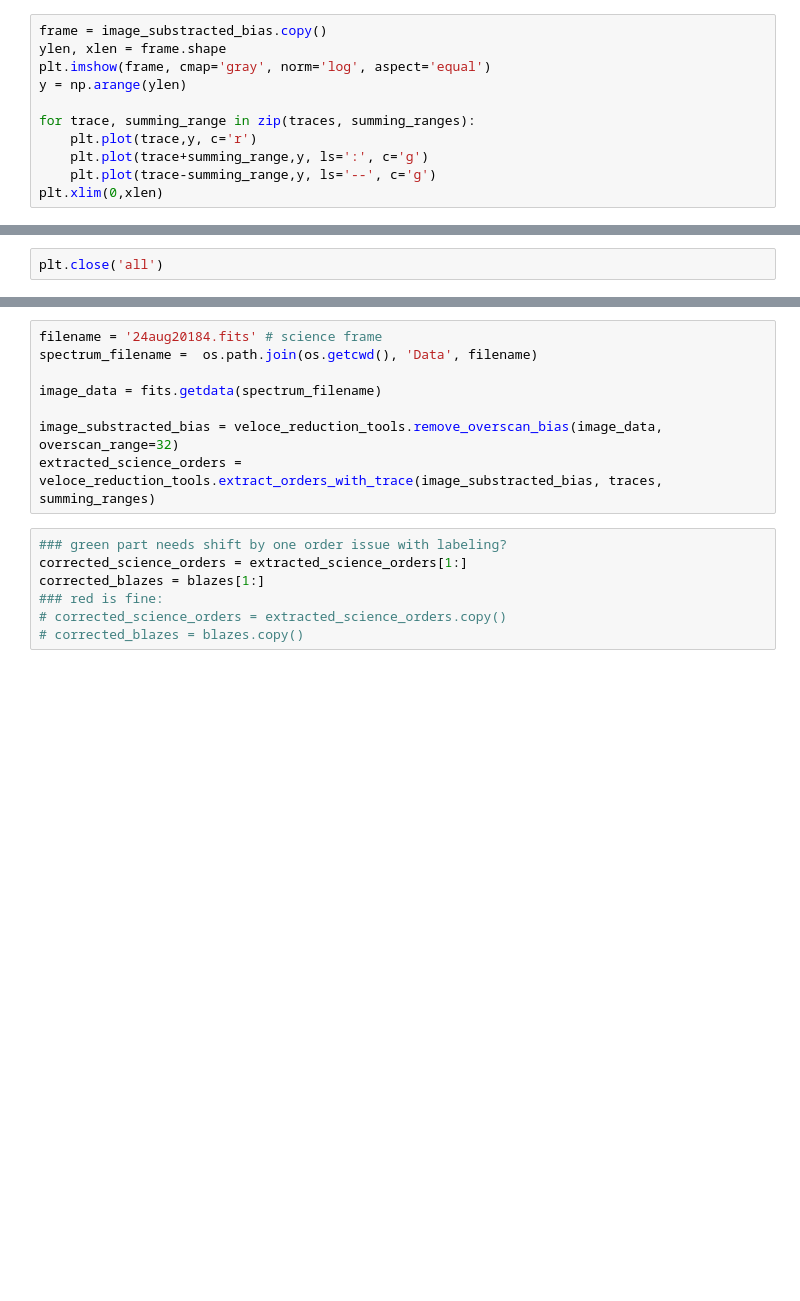
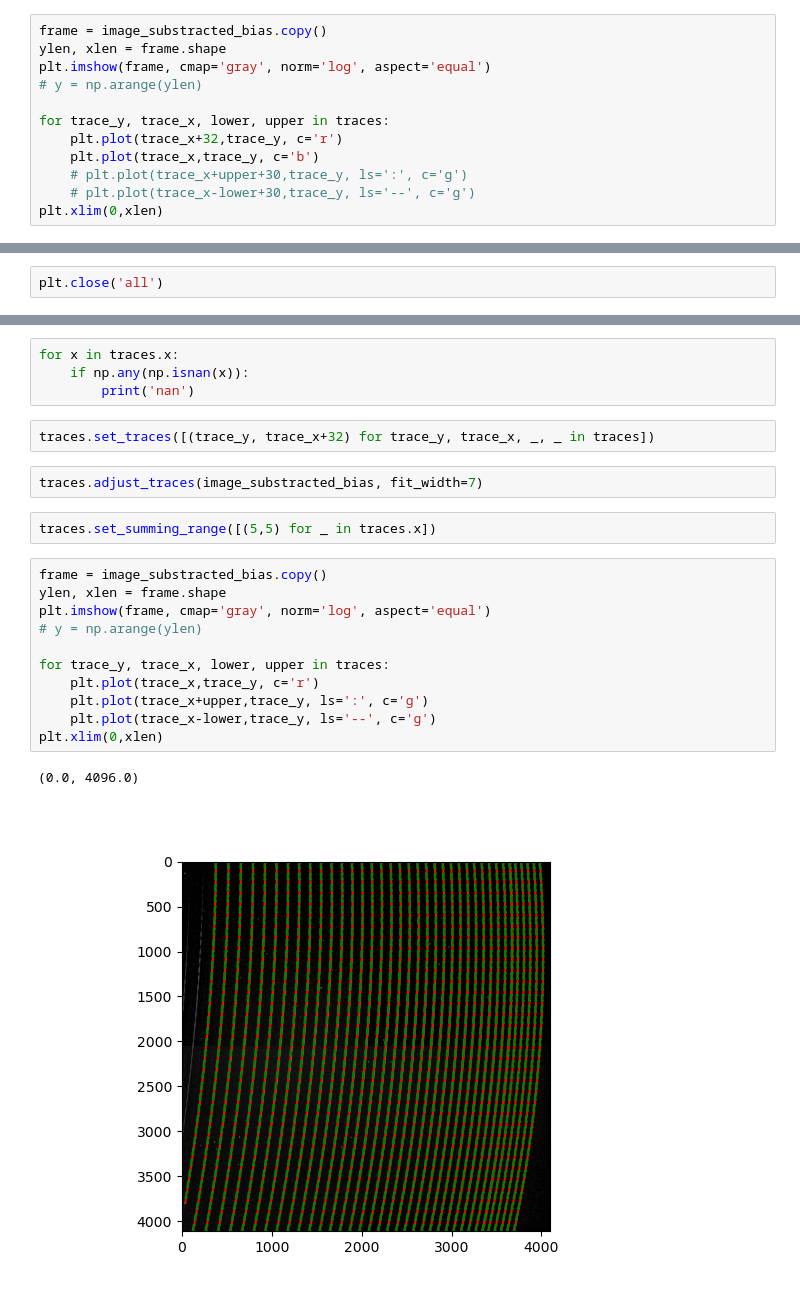
Before and after one commit to joakru-astro/veloce_reduction, a Jupyter notebook: veloce_wave_calib.ipynb, the cells around one changed output, grey strips where cells are left out. Saved outputs shown, nothing was run; the diff lists cells and outputs as text; blank space fills up the shorter version.

Commit message:
LC traces

```diff
--- a/veloce_wave_calib.ipynb
+++ b/veloce_wave_calib.ipynb
@@ -58,12 +61,13 @@ extracted_ThAr_orders = veloce_reduction_tools.extract_orders_with_trace(image_s
 frame = image_substracted_bias.copy()
 ylen, xlen = frame.shape
 plt.imshow(frame, cmap='gray', norm='log', aspect='equal')
-y = np.arange(ylen)
+# y = np.arange(ylen)
 
-for trace, summing_range in zip(traces, summing_ranges):
-    plt.plot(trace,y, c='r')
-    plt.plot(trace+summing_range,y, ls=':', c='g')
-    plt.plot(trace-summing_range,y, ls='--', c='g')
+for trace_y, trace_x, lower, upper in traces:
+    plt.plot(trace_x+32,trace_y, c='r')
+    plt.plot(trace_x,trace_y, c='b')
+    # plt.plot(trace_x+upper+30,trace_y, ls=':', c='g')
+    # plt.plot(trace_x-lower+30,trace_y, ls='--', c='g')
 plt.xlim(0,xlen)
 # %% [output]
 (0.0, 4096.0)
@@ -109,15 +94,24 @@ plt.close('all')
-# %%
-filename = '24aug20184.fits' # science frame
-spectrum_filename =  os.path.join(os.getcwd(), 'Data', filename)
-
-image_data = fits.getdata(spectrum_filename)
-
-image_substracted_bias = veloce_reduction_tools.remove_overscan_bias(image_data, overscan_range=32)
-extracted_science_orders = veloce_reduction_tools.extract_orders_with_trace(image_substracted_bias, traces, summing_ranges)
-# %%
-### green part needs shift by one order issue with labeling?
-corrected_science_orders = extracted_science_orders[1:]
-corrected_blazes = blazes[1:]
-### red is fine:
-# corrected_science_orders = extracted_science_orders.copy()
-# corrected_blazes = blazes.copy()
+# %%
+for x in traces.x:
+    if np.any(np.isnan(x)):
+        print('nan')
+# %%
+traces.set_traces([(trace_y, trace_x+32) for trace_y, trace_x, _, _ in traces])
+# %%
+traces.adjust_traces(image_substracted_bias, fit_width=7)
+# %%
+traces.set_summing_range([(5,5) for _ in traces.x])
+# %%
+frame = image_substracted_bias.copy()
+ylen, xlen = frame.shape
+plt.imshow(frame, cmap='gray', norm='log', aspect='equal')
+# y = np.arange(ylen)
+
+for trace_y, trace_x, lower, upper in traces:
+    plt.plot(trace_x,trace_y, c='r')
+    plt.plot(trace_x+upper,trace_y, ls=':', c='g')
+    plt.plot(trace_x-lower,trace_y, ls='--', c='g')
+plt.xlim(0,xlen)
+# %% [output]
+(0.0, 4096.0)
+[figure, added]
```
Also changed, not shown: parts of 28 cells of this notebook, 3 other files.
